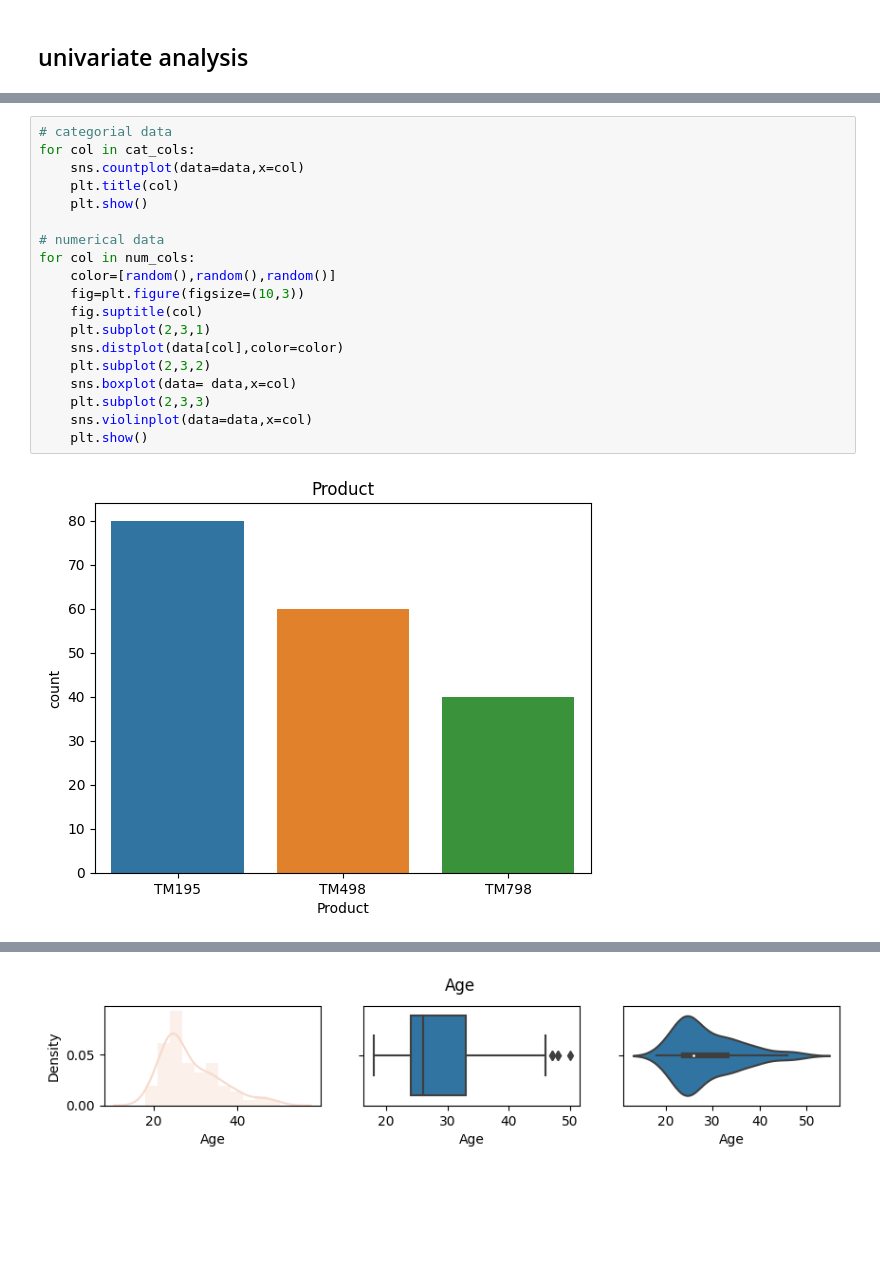
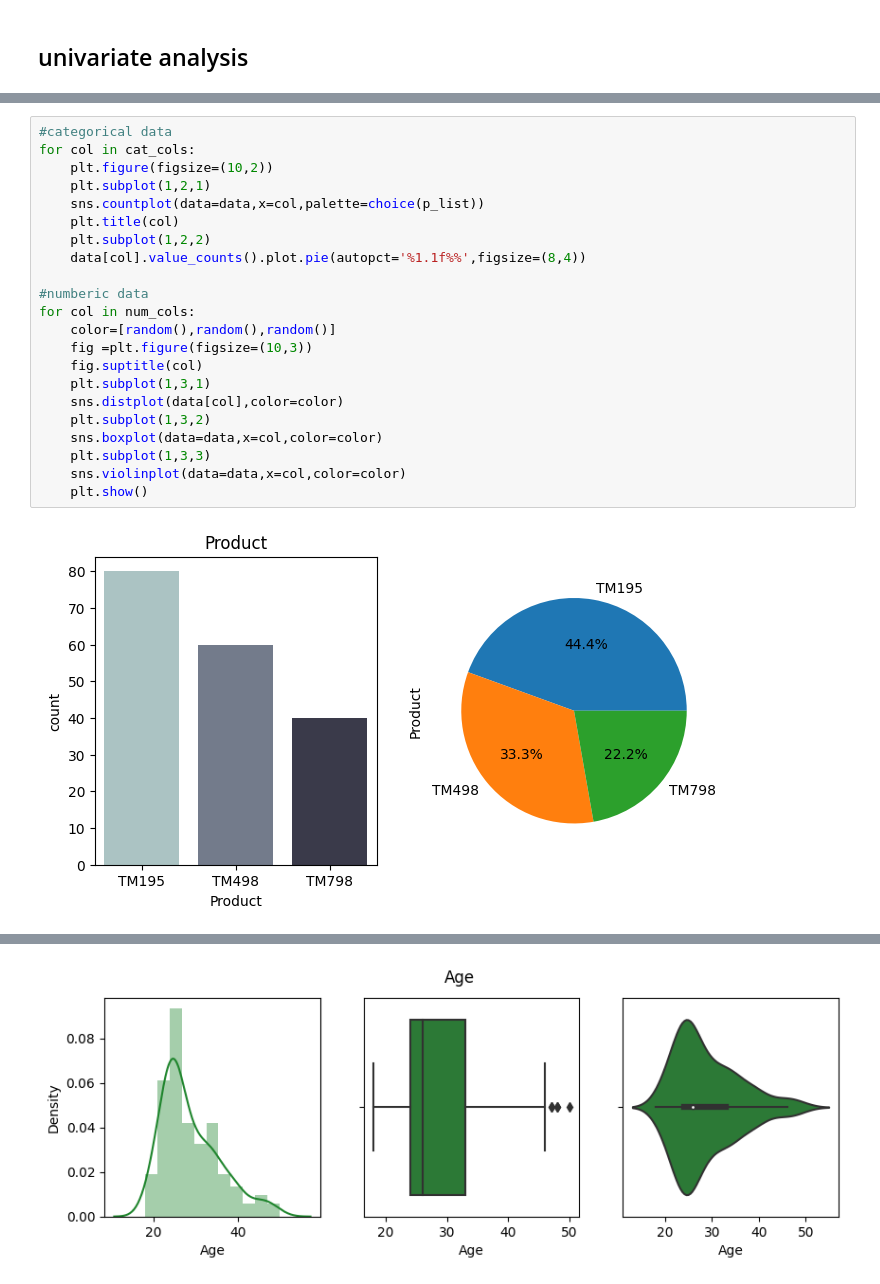
Before and after one commit to mayankagrawal16/training2022, a Jupyter notebook: day_19/day_19.1.ipynb, the cells around one changed output, grey strips where cells are left out. Drawn from its saved outputs; the diff is of its cells as text; blank space fills up the shorter version.

```diff
--- a/day_19/day_19.1.ipynb
+++ b/day_19/day_19.1.ipynb
@@ -111,21 +115,24 @@ random()
 # %%
-# categorial data
+#categorical data
 for col in cat_cols:
-    sns.countplot(data=data,x=col)
+    plt.figure(figsize=(10,2))
+    plt.subplot(1,2,1)
+    sns.countplot(data=data,x=col,palette=choice(p_list))
     plt.title(col)
-    plt.show()
+    plt.subplot(1,2,2)
+    data[col].value_counts().plot.pie(autopct='%1.1f%%',figsize=(8,4))
 
-# numerical data
+#numberic data
 for col in num_cols:
     color=[random(),random(),random()]
-    fig=plt.figure(figsize=(10,3))
+    fig =plt.figure(figsize=(10,3))
     fig.suptitle(col)
-    plt.subplot(2,3,1)
+    plt.subplot(1,3,1)
     sns.distplot(data[col],color=color)
-    plt.subplot(2,3,2)
-    sns.boxplot(data= data,x=col)
-    plt.subplot(2,3,3)
-    sns.violinplot(data=data,x=col)
+    plt.subplot(1,3,2)
+    sns.boxplot(data=data,x=col,color=color)
+    plt.subplot(1,3,3)
+    sns.violinplot(data=data,x=col,color=color)
     plt.show()
 # %% [output]
-[figure, old version]
+[figure, new version]
@@ -134 +141 @@ for col in num_cols:
-[figure, old version]
+[figure, new version]
```
Also changed, not shown: parts of 17 cells of this notebook, 3 other files.
